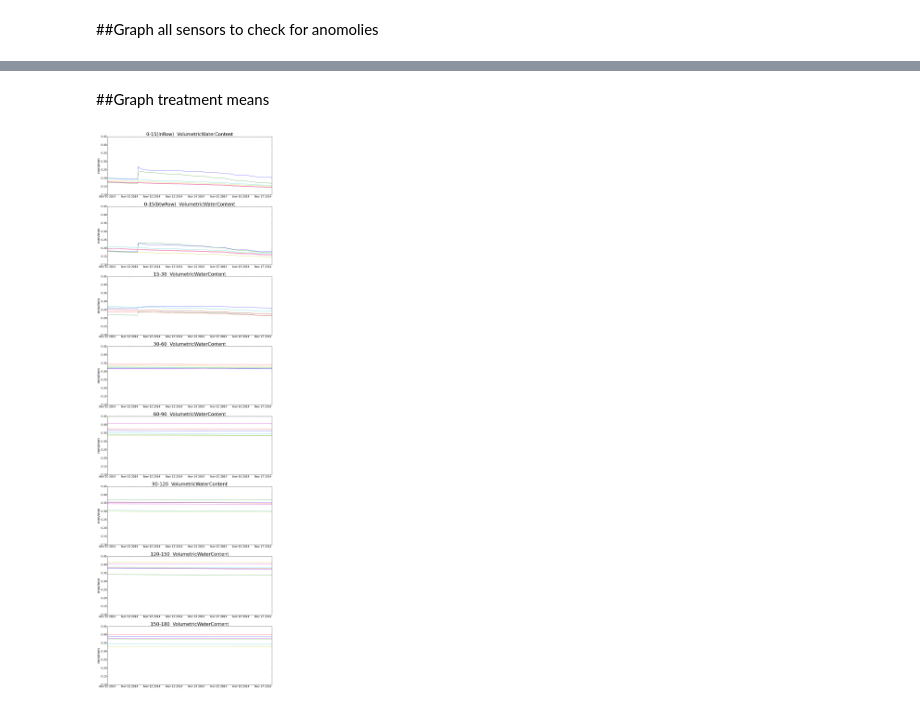
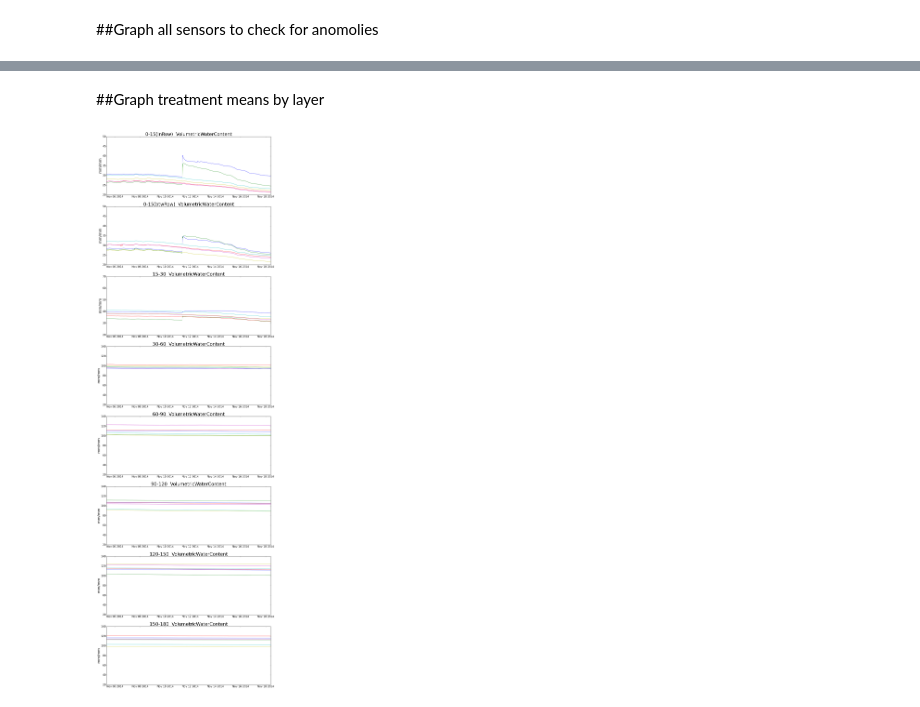
Before and after one commit to smist976/RainShelterBarley, a Jupyter notebook: SoilWaterAnalysis.ipynb, the cells around one changed output, grey strips where cells are left out. Saved outputs shown, nothing was run; the diff lists cells and outputs as text; code cells hidden in the pictures.

Commit message:
Updated graphs

```diff
--- a/SoilWaterAnalysis.ipynb
+++ b/SoilWaterAnalysis.ipynb
@@ -36,7 +37,7 @@ DataMeans = Data.groupby(level=['Measurement','Depth','Irrigation', 'Cultivar'],
 from datetime import timedelta #Import function needed for doing date deltas
 EndDate = Data.index.max(axis=0)  #Set end of series as most recent date in file
 EndDateString = EndDate.strftime("%Y-%m-%d")  #Turn this to a string
-PlotDuration = 1                              #Set the duration that you want to graph for
+PlotDuration = 2                              #Set the duration that you want to graph for
 StartDate = EndDate - timedelta(weeks=PlotDuration)       #Set start date the specified duration before the end date
 StartDateString = StartDate.strftime("%Y-%m-%d")           #Turn that into a string
 # %% [markdown]
@@ -61,31 +82,30 @@ MakePlot('ElectricalConductivity',313,'dS/m')
 # %% [markdown]
-##Graph treatment means
+##Graph treatment means by layer
 # %%
-DataMeans = Data.groupby(level=['Measurement', 'Depth', 'Irrigation', 'Cultivar'],axis=1).mean()
+#DataMeans = Data.groupby(level=['Measurement', 'Depth', 'Irrigation', 'Cultivar'],axis=1).mean()
 MeanLookSlice = DataMeans.ix[StartDateString:]
 
 Fig = plt.figure(figsize=(18, 60))
 
-def MakePlot(Position, Depth):
+def MakePlot(Position, Depth, LayerThickness, Ymax):
         Fig.add_subplot(8,1,Position)
         plt.title(Depth + '  VolumetricWaterContent', fontsize=28);
-        plt.plot(MeanLookSlice.index,MeanLookSlice.VolumetricWaterContent.ix[StartDateString:,Depth]);
+        plt.plot(MeanLookSlice.index,MeanLookSlice.VolumetricWaterContent.ix[StartDateString:,Depth]*LayerThickness);
         plt.ylabel('mm/mm', fontsize=22);
         plt.tick_params(labelsize=16);
-        plt.ylim(0.1,0.45);
-        #plt.legend()
+        plt.ylim(20,Ymax);
         return;
 
-MakePlot(1,'0-15(InRow)')
-MakePlot(2,'0-15(btwRow)')
-MakePlot(3,'15-30')
-MakePlot(4,'30-60')
-MakePlot(5,'60-90')
-MakePlot(6,'90-120')
-MakePlot(7,'120-150')
-MakePlot(8,'150-180')
+MakePlot(1,'0-15(InRow)',150,50)
+MakePlot(2,'0-15(btwRow)',150,50)
+MakePlot(3,'15-30',150,70)
+MakePlot(4,'30-60',300,140)
+MakePlot(5,'60-90',300,140)
+MakePlot(6,'90-120',300,140)
+MakePlot(7,'120-150',300,140)
+MakePlot(8,'150-180',300,140)
 # %% [output]
-[figure, old version]
+[figure, new version]
 # %%
 Fig = plt.figure(figsize=(18, 60))
 
```
Also changed, not shown: parts of 5 cells of this notebook.
